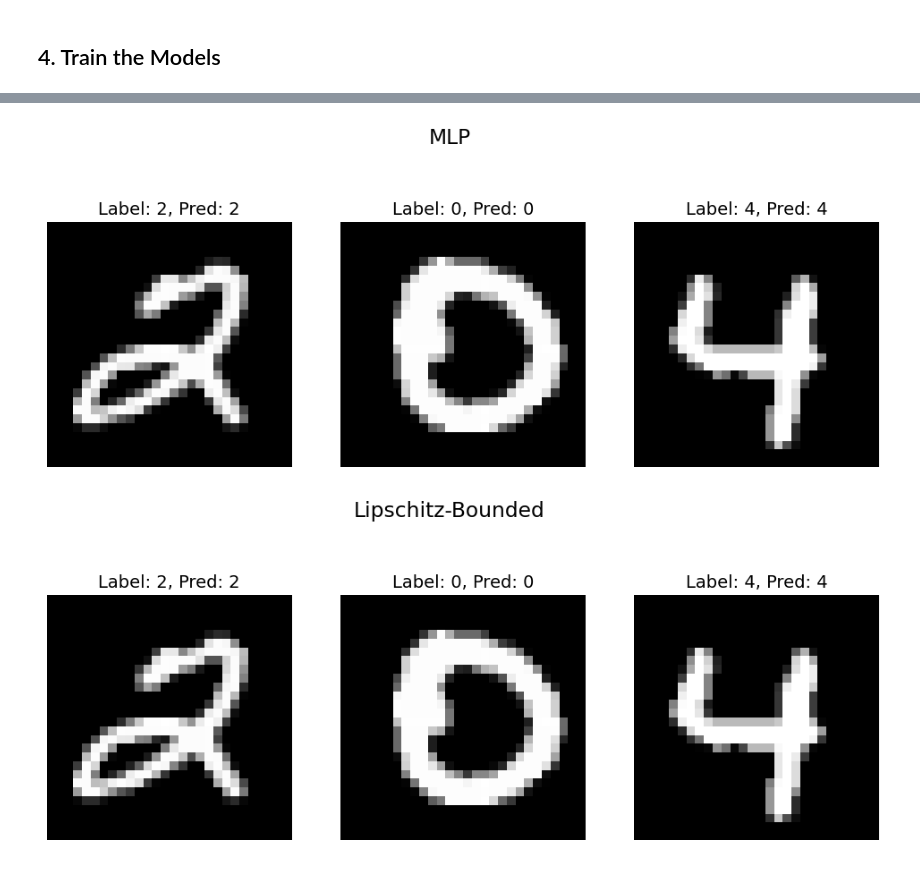
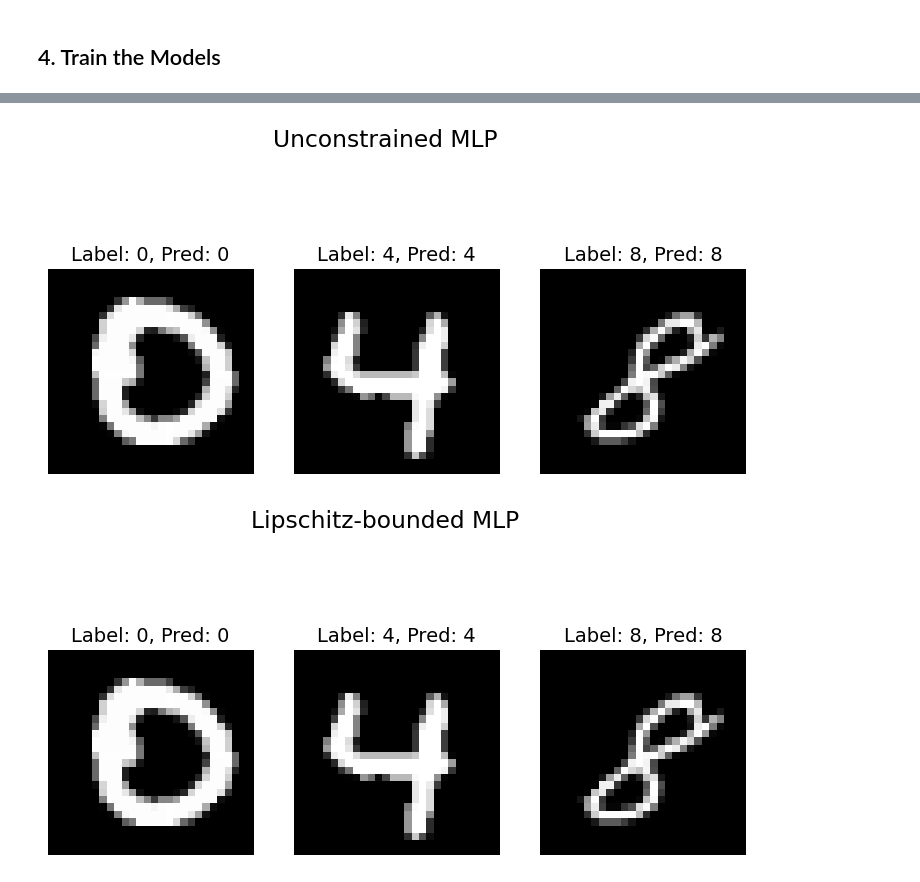
Before and after one commit to acfr/RobustNeuralNetworks, a Jupyter notebook: examples/sandwich_mnist.ipynb, the cells around one changed output, grey strips where cells are left out. Cells and saved outputs as stored; diff of their text form; code cells hidden in the pictures.

```diff
--- a/examples/sandwich_mnist.ipynb
+++ b/examples/sandwich_mnist.ipynb
@@ -323,30 +319,33 @@ As we can see, the Lipschtiz-bounded network and MLP achieve a similar final acc
 # %%
+#@title Visualise predictions on the test dataset
+
 def plot_mnist_results(test_batch, pred, name):
 
-    fig, axs = plt.subplots(1, 3, figsize=(12, 5))
+    fig, axs = plt.subplots(1, 3, figsize=(9, 5))
     for i, ax in enumerate(axs.flatten()):
 
         # Reshape image again for plotting
+        i = i + 1   # Choose nice examples
         label = test_batch['label'][i]
         image = test_batch['image'][i]
         image = jnp.reshape(image, (28, 28))
 
         # Plot the number
         ax.imshow(image, cmap='gray')
         ax.set_title(f"Label: {label}, Pred: {pred[i]}")
         ax.axis('off')
         fig.suptitle(name)
     plt.show()
+
+# Run the predictions
+test_batch = test_ds.as_numpy_iterator().next()
+pred_mlp = predict(model_mlp, params_mlp, test_batch)
+pred_lip = predict(model_lip, params_lip, test_batch)
+
+# Plot the predictions
+plot_mnist_results(test_batch, pred_mlp, "Unconstrained MLP")
+plot_mnist_results(test_batch, pred_lip, "Lipschitz-bounded MLP")
+# %% [output]
+[figure, added]
+[figure, added]
-# %%
-# Run the predictions
-test_batch = test_ds.as_numpy_iterator().next()
-pred_mlp = predict(model_mlp, params_mlp, test_batch)
-pred_lbdn = predict(model_lbdn, params_lbdn, test_batch)
-
-# Plot the predictions
-plot_mnist_results(test_batch, pred_mlp, "MLP")
-plot_mnist_results(test_batch, pred_lbdn, "Lipschitz-Bounded")
-# %% [output]
-[figure, removed]
-[figure, removed]
 # %% [markdown]
```
Also changed, not shown: parts of 54 cells of this notebook, 1 other file.
